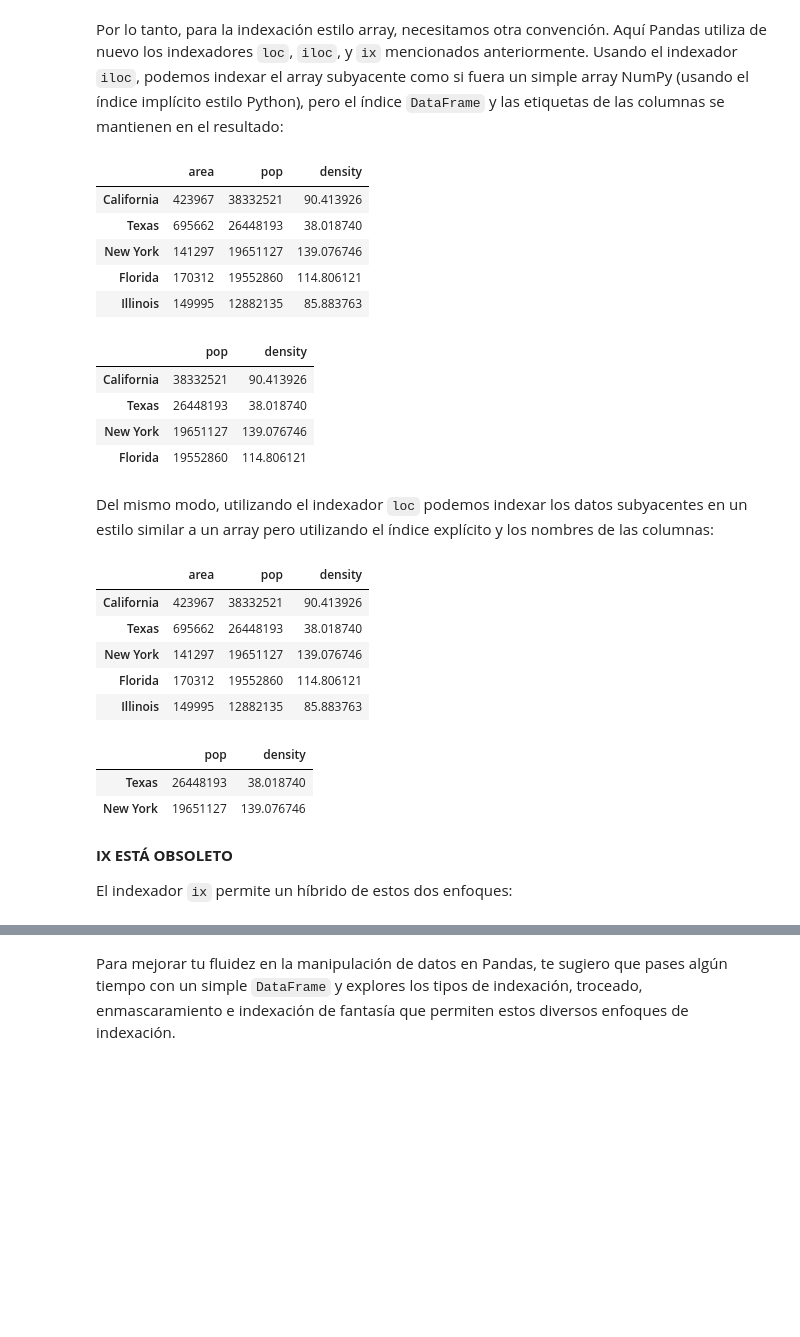
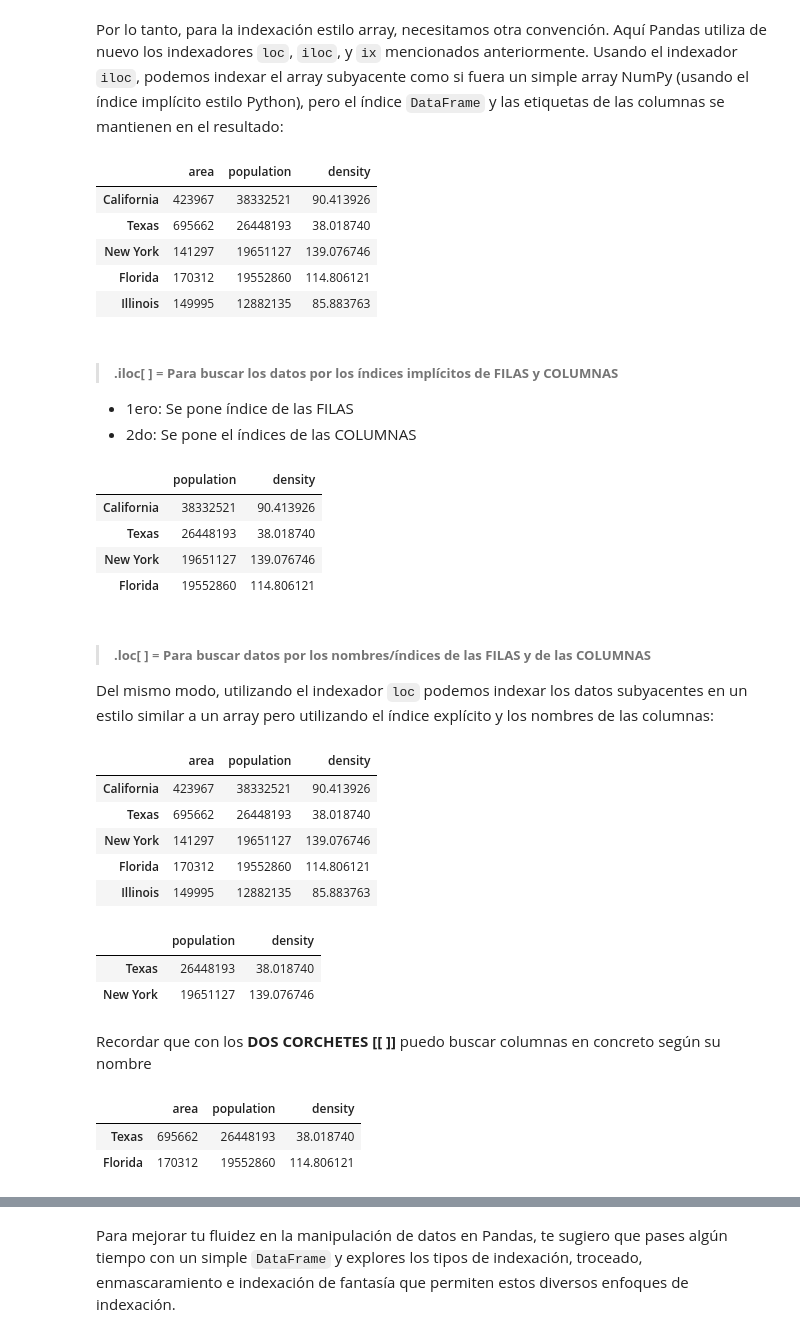
Before and after one commit to XimenaPO/DS_PT_09_2023, a Jupyter notebook: Data_Analysis/2-Pandas/Teoría/2_Data-Indexing-and-Selection.ipynb, the cells around one changed output, grey strips where cells are left out. Cells and saved outputs as stored; diff of their text form; code cells hidden in the pictures; blank space fills up the shorter version.

```diff
--- a/Data_Analysis/2-Pandas/Teoría/2_Data-Indexing-and-Selection.ipynb
+++ b/Data_Analysis/2-Pandas/Teoría/2_Data-Indexing-and-Selection.ipynb
@@ -203,12 +241,12 @@ Volvamos a nuestro ejemplo de las áreas y poblaciones de los estados:
 area = pd.Series({'California': 423967, 'Texas': 695662,
                   'New York': 141297, 'Florida': 170312,
                   'Illinois': 149995})
-pop = pd.Series({'California': 38332521, 'Texas': 26448193,
+population = pd.Series({'California': 38332521, 'Texas': 26448193,
                  'New York': 19651127, 'Florida': 19552860,
                  'Illinois': 12882135})
 # cities = pd.Series({'California': "Sacramento", 'Texas': "Otra ciudad 1",
 #                  'New York': "Albany", 'Florida': "Miami",
 #                  'Illinois': "Otra ciudad 2"})
-data = pd.DataFrame({'area':area, 'pop':pop})
+data = pd.DataFrame({'area':area, 'population':population})
 data
 # %% [output]
@@ -276,4 +362,4 @@ Se puede crear una columna nueva con el resultado de dividir, multiplicar, sumar
 # %%
-data['density'] = data['pop'] / data['area']
+data['density'] = data['population'] / data['area'] # LO HAGO DIRECTAMENTE DE ESTA FORMA
 data
 # %% [output]
@@ -338,39 +430,41 @@ Usando el indexador ``iloc``, podemos indexar el array subyacente como si fuera
 # %%
 data
 # %% [output]
-|  | area | pop | density |
+|  | area | population | density |
 | California | 423967 | 38332521 | 90.413926 |
 | Texas | 695662 | 26448193 | 38.018740 |
 | New York | 141297 | 19651127 | 139.076746 |
 | Florida | 170312 | 19552860 | 114.806121 |
 | Illinois | 149995 | 12882135 | 85.883763 |
+# %% [markdown]
+> ##### **.iloc[ ]** = **Para buscar los datos por los índices implícitos de FILAS y COLUMNAS**
+
+- 1ero: Se pone índice de las FILAS
+- 2do: Se pone el índices de las COLUMNAS
 # %%
-data.iloc[:4, 1:3] # NO da error si le pasamos un índice mayor al que tiene el DataFrame
-                   # sino, que te devuelve hasta el último índice
+data.iloc[:4, 1:3] # NO da error si le pasamos un índice mayor al que tiene el DataFrame, sino, que te devuelve hasta el último índice
 # %% [output]
-|  | pop | density |
+|  | population | density |
 | California | 38332521 | 90.413926 |
 | Texas | 26448193 | 38.018740 |
 | New York | 19651127 | 139.076746 |
 | Florida | 19552860 | 114.806121 |
 # %% [markdown]
+> ##### **.loc[ ]** = **Para buscar datos por los nombres/índices de las FILAS y de las COLUMNAS**
+
 Del mismo modo, utilizando el indexador ``loc`` podemos indexar los datos subyacentes en un estilo similar a un array pero utilizando el índice explícito y los nombres de las columnas:
 # %%
 data
 # %% [output]
-|  | area | pop | density |
+|  | area | population | density |
 | California | 423967 | 38332521 | 90.413926 |
 | Texas | 695662 | 26448193 | 38.018740 |
 | New York | 141297 | 19651127 | 139.076746 |
 | Florida | 170312 | 19552860 | 114.806121 |
 | Illinois | 149995 | 12882135 | 85.883763 |
 # %%
-data.loc['Texas':'New York', 'pop':'density'] # Incluye todo lo que le paso
+data.loc['Texas':'New York', 'population':'density'] # Incluye todo lo que le paso
 # %% [output]
-|  | pop | density |
+|  | population | density |
 | Texas | 26448193 | 38.018740 |
 | New York | 19651127 | 139.076746 |
-# %% [markdown]
-**IX ESTÁ OBSOLETO**
-
-El indexador ``ix`` permite un híbrido de estos dos enfoques:
@@ -379 +471,9 @@ data.ix[:3, :'pop']
+# %% [markdown]
+Recordar que con los **DOS CORCHETES [[ ]]** puedo buscar columnas en concreto según su nombre
+# %%
+data.loc[['Texas', 'Florida']]
+# %% [output]
+|  | area | population | density |
+| Texas | 695662 | 26448193 | 38.018740 |
+| Florida | 170312 | 19552860 | 114.806121 |
 # %% [markdown]
```
Also changed, not shown: parts of 73 cells of this notebook, 1 other file.
